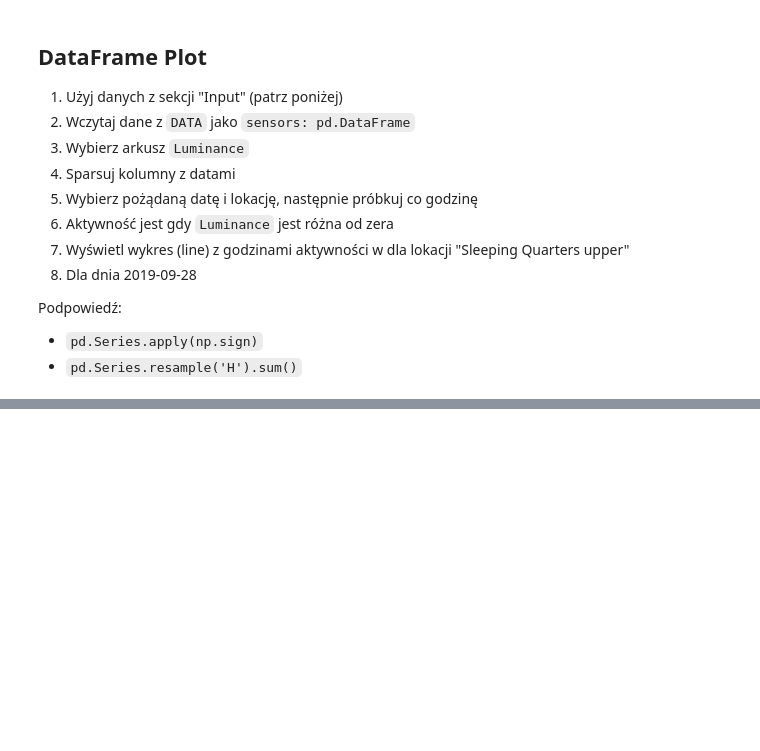
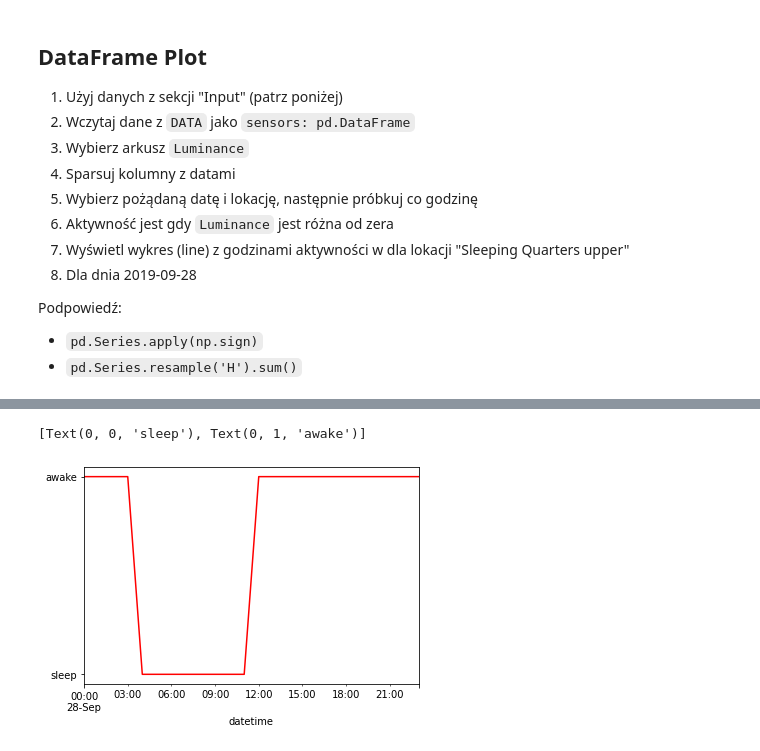
Before and after one commit to sagespl/python-masterclass, a Jupyter notebook: f04e-pandas-dataframe-dane-rozwiazania.ipynb, the cells around one changed output, grey strips where cells are left out. Drawn from its saved outputs; the diff is of its cells as text; code cells hidden in the pictures; blank space fills up the shorter version.

Commit message:
Pandas

```diff
--- a/f04e-pandas-dataframe-dane-rozwiazania.ipynb
+++ b/f04e-pandas-dataframe-dane-rozwiazania.ipynb
@@ -56,0 +206,28 @@ DATA = 'https://python.astrotech.io/_static/optima-sensors.xlsx'
+# %%
+import numpy as np
+import pandas as pd
+
+
+DATA = 'https://raw.githubusercontent.com/AstroMatt/book-python/master/_data/xlsx/sensors-optima.xlsx'
+
+
+df = pd.read_excel(
+    io=DATA,
+    parse_dates=['datetime'],
+    sheet_name=['Luminance'],
+    header=1,
+    index_col=0,
+)
+
+df = df['Luminance']
+df['value'] = df['value'].apply(np.sign)
+where = df['location'] == 'Sleeping Quarters upper'
+date = df['date'] == '2019-09-28'
+activity = df.loc[where & date, 'value'].resample('H').sum()
+
+ax = activity.plot(kind='line', color='red', label='')
+ax.set_yticks([0, 1])
+ax.set_yticklabels(['sleep', 'awake'])
+# %% [output]
+[Text(0, 0, 'sleep'), Text(0, 1, 'awake')]
+[figure, added]
```
Also changed, not shown: parts of 20 cells of this notebook, 10 other files.
